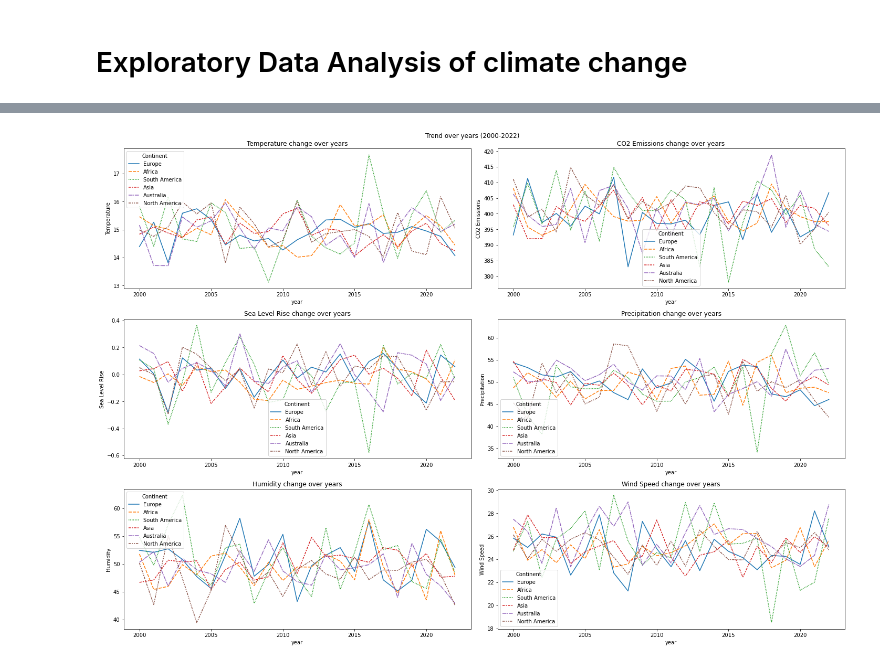
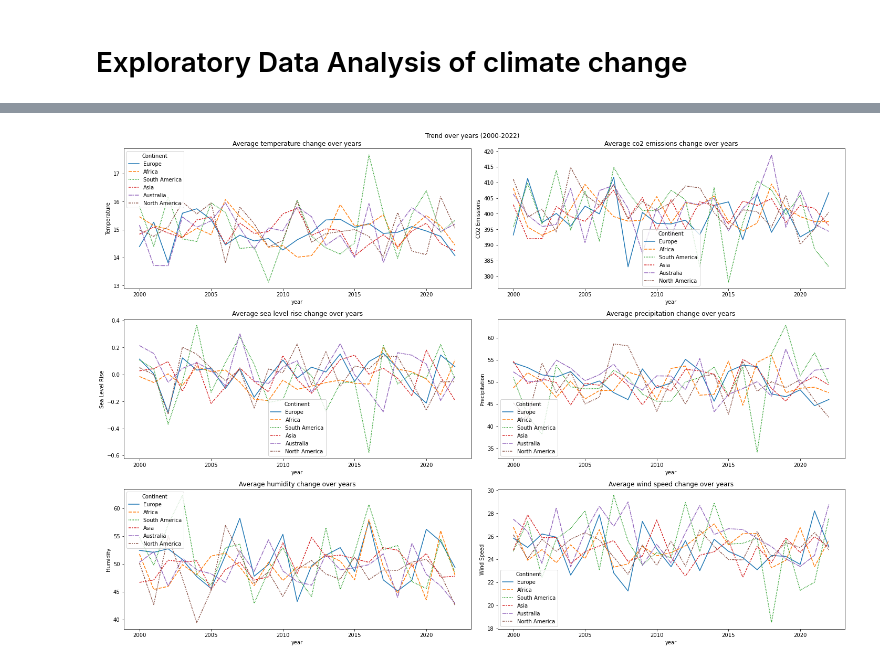
Before and after one commit to BrianLoe/Climate-EDA, a Jupyter notebook: Climate-EDA.ipynb, the cells around one changed output, grey strips where cells are left out. Saved outputs shown, nothing was run; the diff lists cells and outputs as text; code cells hidden in the pictures.

```diff
--- a/Climate-EDA.ipynb
+++ b/Climate-EDA.ipynb
@@ -34,14 +34,14 @@ data.describe(include='all')
 # %%
 fig,ax = plt.subplots(3,2,figsize=(20,14))
 plt.suptitle('Trend over years (2000-2022)')
 sns.lineplot(x='year', y='Temperature',data=data, hue='Continent',style='Continent',ax=ax[0,0],ci=None)
 sns.lineplot(x='year', y='CO2 Emissions',data=data, hue='Continent',style='Continent',ax=ax[0,1],ci=None)
 sns.lineplot(x='year', y='Sea Level Rise',data=data, hue='Continent',style='Continent',ax=ax[1,0],ci=None)
 sns.lineplot(x='year', y='Precipitation',data=data, hue='Continent',style='Continent',ax=ax[1,1],ci=None)
 sns.lineplot(x='year', y='Humidity',data=data, hue='Continent',style='Continent',ax=ax[2,0],ci=None)
 sns.lineplot(x='year', y='Wind Speed',data=data, hue='Continent',style='Continent',ax=ax[2,1],ci=None)
 for i,ax in enumerate(fig.axes):
-    ax.set(title=ax.get_ylabel()+' change over years')
+    ax.set(title='Average '+ax.get_ylabel().lower()+' change over years')
 fig.tight_layout()
 # %% [output]
-[figure, old version]
+[figure, new version]
```
Also changed, not shown: parts of 1 cell of this notebook.
